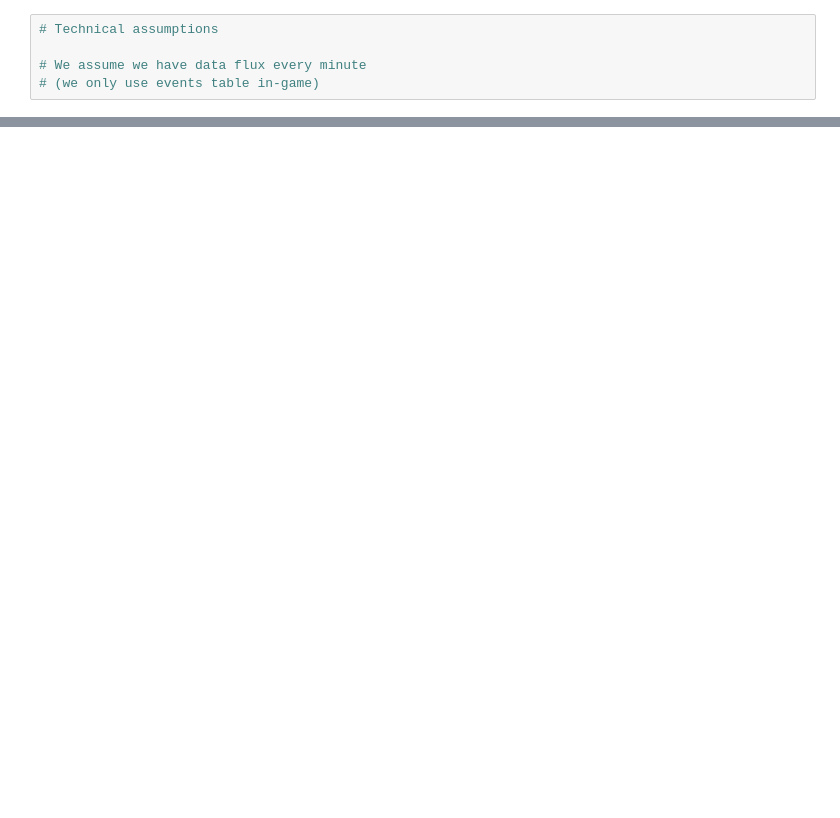
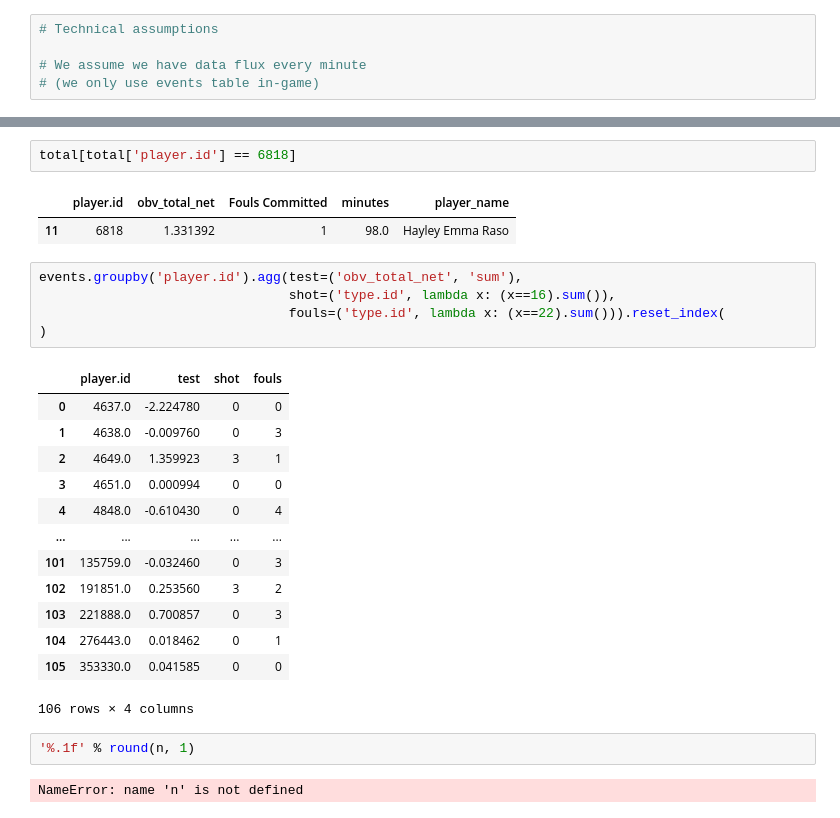
Before and after one commit to Juliette-De/Man-City-Hackathon, a Jupyter notebook: Substitutions.ipynb, the cells around one changed output, grey strips where cells are left out. Cells and saved outputs as stored; diff of their text form; blank space fills up the shorter version.

```diff
--- a/Substitutions.ipynb
+++ b/Substitutions.ipynb
@@ -701,0 +848,28 @@ events[events['team.id'] == 746].groupby(
+# %%
+total[total['player.id'] == 6818]
+# %% [output]
+|  | player.id | obv_total_net | Fouls Committed | minutes | player_name |
+| 11 | 6818 | 1.331392 | 1 | 98.0 | Hayley Emma Raso |
+# %%
+events.groupby('player.id').agg(test=('obv_total_net', 'sum'),
+                                shot=('type.id', lambda x: (x==16).sum()),
+                                fouls=('type.id', lambda x: (x==22).sum())).reset_index(
+)
+# %% [output]
+|  | player.id | test | shot | fouls |
+| 0 | 4637.0 | -2.224780 | 0 | 0 |
+| 1 | 4638.0 | -0.009760 | 0 | 3 |
+| 2 | 4649.0 | 1.359923 | 3 | 1 |
+| 3 | 4651.0 | 0.000994 | 0 | 0 |
+| 4 | 4848.0 | -0.610430 | 0 | 4 |
+| ... | ... | ... | ... | ... |
+| 101 | 135759.0 | -0.032460 | 0 | 3 |
+| 102 | 191851.0 | 0.253560 | 3 | 2 |
+| 103 | 221888.0 | 0.700857 | 0 | 3 |
+| 104 | 276443.0 | 0.018462 | 0 | 1 |
+| 105 | 353330.0 | 0.041585 | 0 | 0 |
+106 rows × 4 columns
+# %%
+'%.1f' % round(n, 1)
+# %% [output]
+NameError: name 'n' is not defined
```
Also changed, not shown: parts of 17 cells of this notebook, 7 other files.
